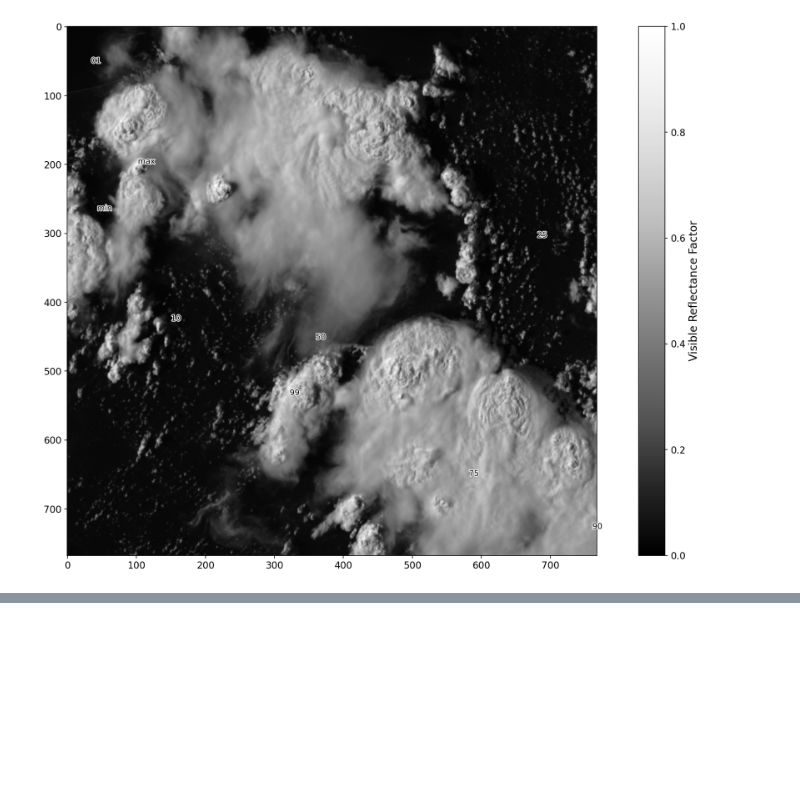
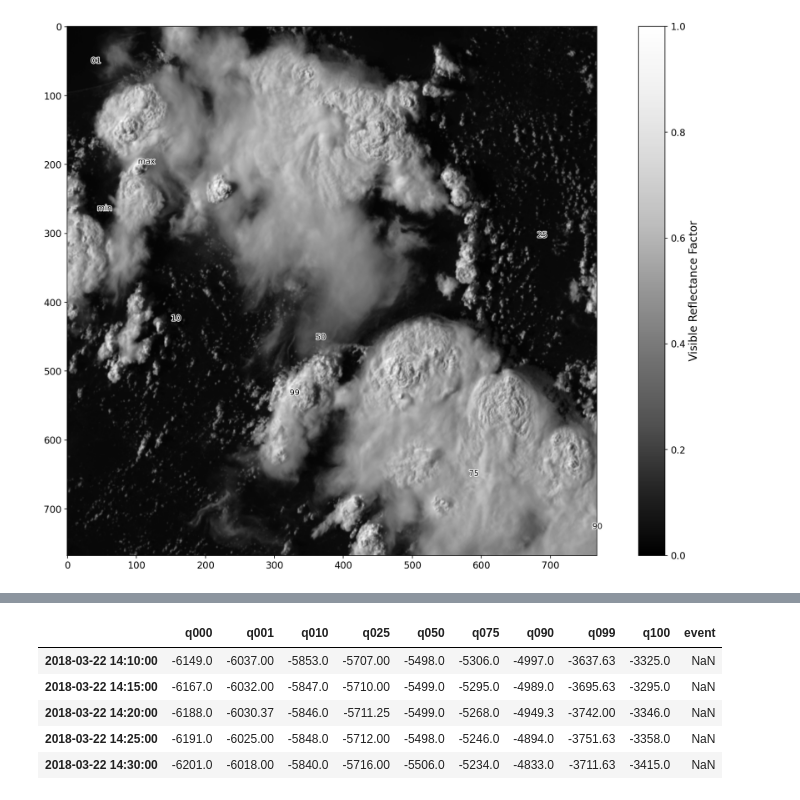
Before and after one commit to ai2es/WAF_ML_Tutorial_Part1, a Jupyter notebook: jupyter_notebooks/Notebook2_Feature_Engineering.ipynb, the cells around one changed output, grey strips where cells are left out. Drawn from its saved outputs; the diff is of its cells as text; code cells hidden in the pictures; blank space fills up the shorter version.

```diff
--- a/jupyter_notebooks/Notebook2_Feature_Engineering.ipynb
+++ b/jupyter_notebooks/Notebook2_Feature_Engineering.ipynb
@@ -139,0 +146,13 @@ Please proceed on to Notebook 3.
+# %%
+import pandas as pd
+
+#read csv wants the data path, and we tell it the index is the time, which makes slicing easier later.
+df = pd.read_csv('../datasets/WV_stats_master.csv',index_col=0,low_memory=False)
+df.head()
+# %% [output]
+|  | q000 | q001 | q010 | q025 | q050 | q075 | q090 | q099 | q100 | event |
+| 2018-03-22 14:10:00 | -6149.0 | -6037.00 | -5853.0 | -5707.00 | -5498.0 | -5306.0 | -4997.0 | -3637.63 | -3325.0 | NaN |
+| 2018-03-22 14:15:00 | -6167.0 | -6032.00 | -5847.0 | -5710.00 | -5499.0 | -5295.0 | -4989.0 | -3695.63 | -3295.0 | NaN |
+| 2018-03-22 14:20:00 | -6188.0 | -6030.37 | -5846.0 | -5711.25 | -5499.0 | -5268.0 | -4949.3 | -3742.00 | -3346.0 | NaN |
+| 2018-03-22 14:25:00 | -6191.0 | -6025.00 | -5848.0 | -5712.00 | -5498.0 | -5246.0 | -4894.0 | -3751.63 | -3358.0 | NaN |
+| 2018-03-22 14:30:00 | -6201.0 | -6018.00 | -5840.0 | -5716.00 | -5506.0 | -5234.0 | -4833.0 | -3711.63 | -3415.0 | NaN |
```
Also changed, not shown: parts of 11 cells of this notebook, 1 other file.
